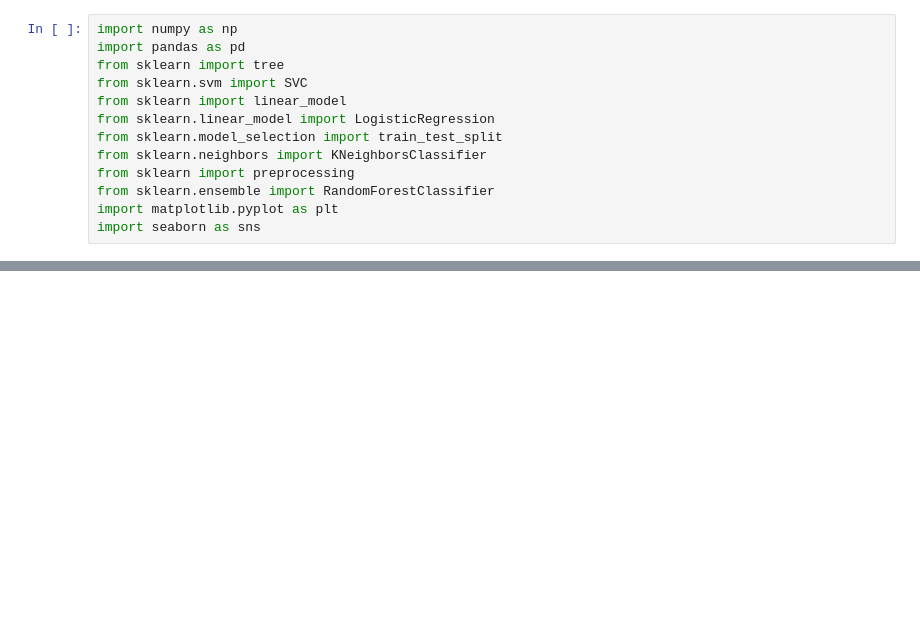
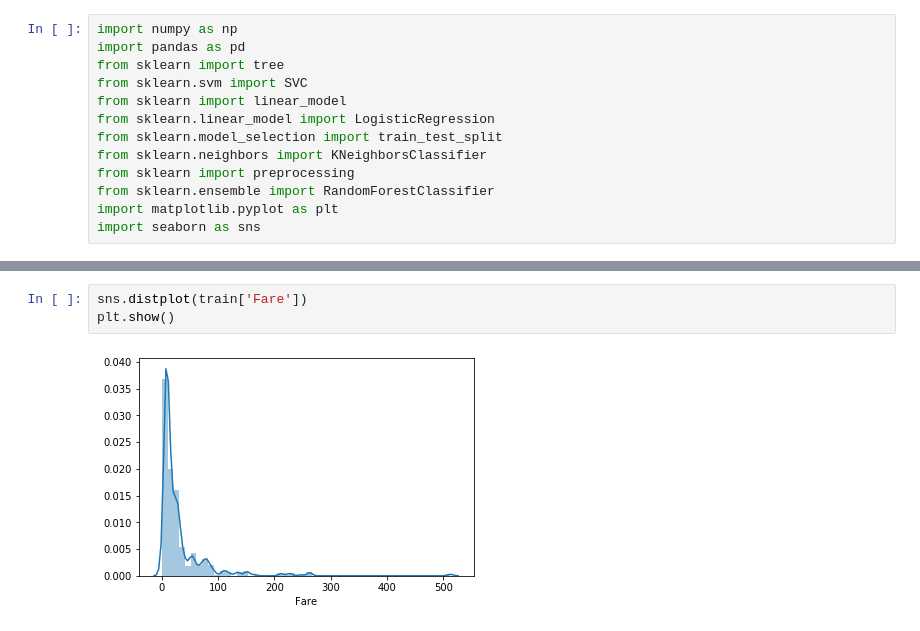
Before and after one commit to rishabh-runwal/kaggle-titanic, a Jupyter notebook: Titanic-Challenge.ipynb, the cells around one changed output, grey strips where cells are left out. Drawn from its saved outputs; the diff is of its cells as text; blank space fills up the shorter version.

Commit message:
Added Feature Distribution Visualizations

```diff
--- a/Titanic-Challenge.ipynb
+++ b/Titanic-Challenge.ipynb
@@ -30,3 +30,8 @@ train.head(10)
 | 8 | 0 | 3 | Palsson, Master. Gosta Leonard | male | 2.0 | 3 | 1 | 349909 | 21.0750 | NaN | ... |
 | 9 | 1 | 3 | Johnson, Mrs. Oscar W (Elisabeth ... | female | 27.0 | 0 | 2 | 347742 | 11.1333 | NaN | ... |
 | 10 | 1 | 2 | Nasser, Mrs. Nicholas (Adele Achem) | female | 14.0 | 1 | 0 | 237736 | 30.0708 | NaN | ... |
+# %%
+sns.distplot(train['Fare'])
+plt.show()
+# %% [output]
+[figure, added]
```
Also changed, not shown: parts of 8 cells of this notebook.
